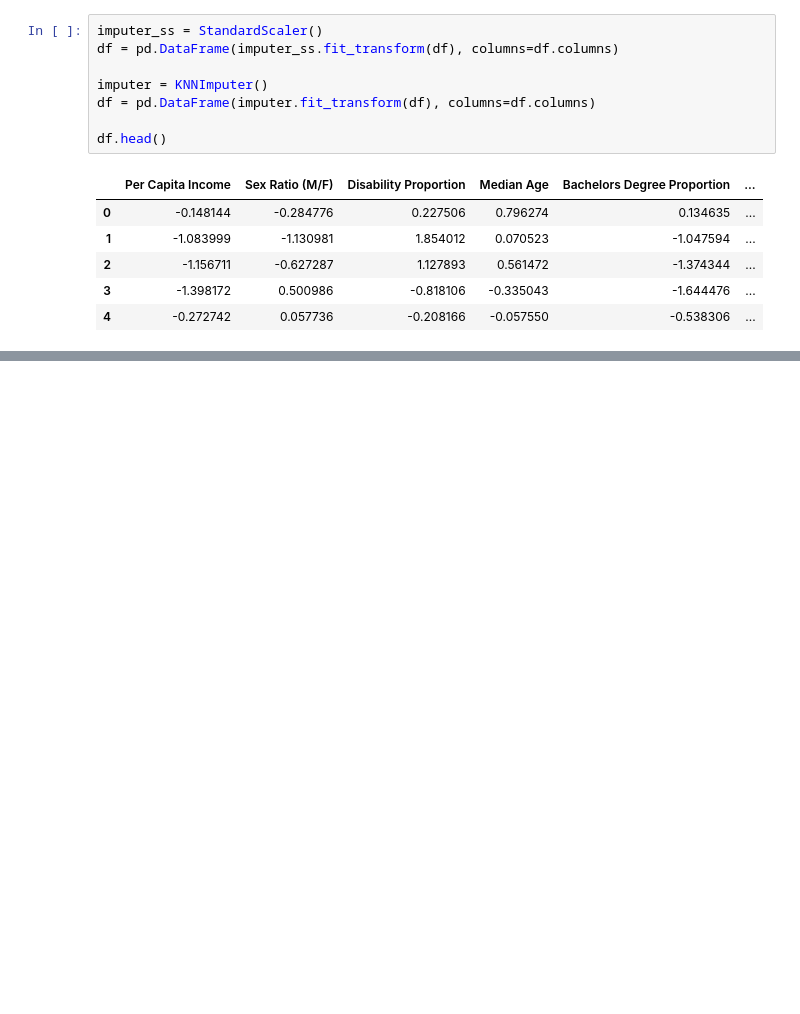
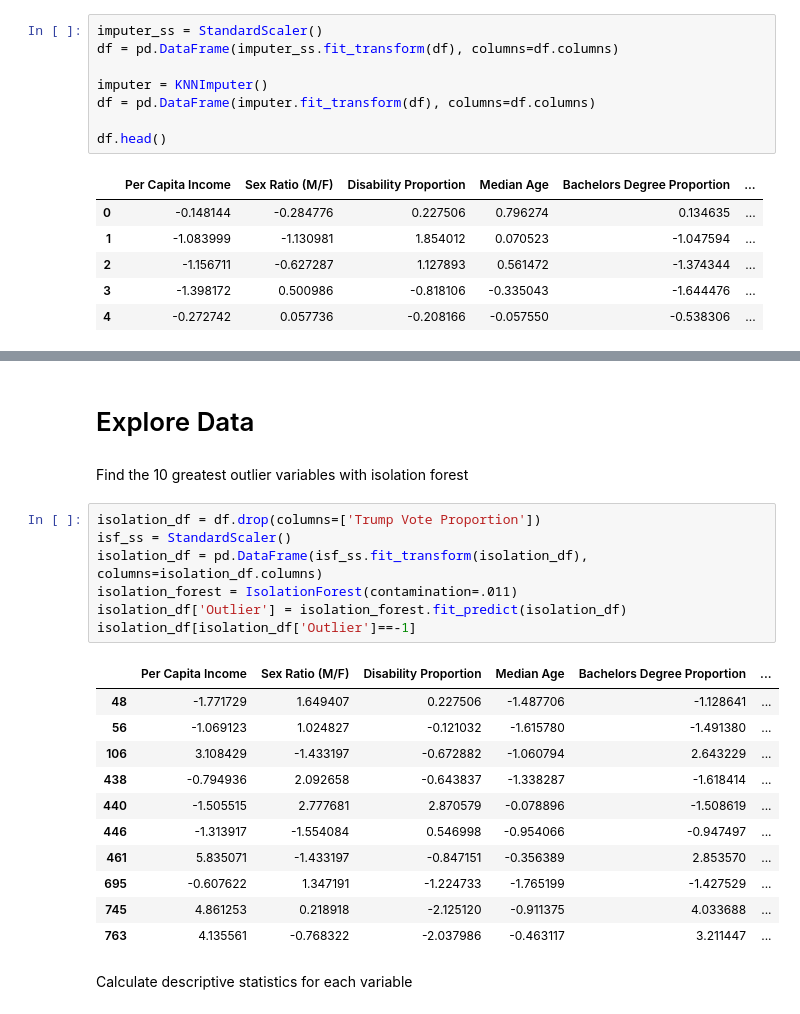
Before and after one commit to blantj/2020_pres_election_regression, a Jupyter notebook: Modeling.ipynb, the cells around one changed output, grey strips where cells are left out. Cells and saved outputs as stored; diff of their text form; blank space fills up the shorter version.

```diff
--- a/Modeling.ipynb
+++ b/Modeling.ipynb
@@ -463,0 +453,25 @@ df.describe()
+# %% [markdown]
+# Explore Data
+# %% [markdown]
+Find the 10 greatest outlier variables with isolation forest
+# %%
+isolation_df = df.drop(columns=['Trump Vote Proportion'])
+isf_ss = StandardScaler()
+isolation_df = pd.DataFrame(isf_ss.fit_transform(isolation_df), columns=isolation_df.columns)
+isolation_forest = IsolationForest(contamination=.011)
+isolation_df['Outlier'] = isolation_forest.fit_predict(isolation_df)
+isolation_df[isolation_df['Outlier']==-1]
+# %% [output]
+|  | Per Capita Income | Sex Ratio (M/F) | Disability Proportion | Median Age | Bachelors Degree Proportion | ... |
+| 48 | -1.771729 | 1.649407 | 0.227506 | -1.487706 | -1.128641 | ... |
+| 56 | -1.069123 | 1.024827 | -0.121032 | -1.615780 | -1.491380 | ... |
+| 106 | 3.108429 | -1.433197 | -0.672882 | -1.060794 | 2.643229 | ... |
+| 438 | -0.794936 | 2.092658 | -0.643837 | -1.338287 | -1.618414 | ... |
+| 440 | -1.505515 | 2.777681 | 2.870579 | -0.078896 | -1.508619 | ... |
+| 446 | -1.313917 | -1.554084 | 0.546998 | -0.954066 | -0.947497 | ... |
+| 461 | 5.835071 | -1.433197 | -0.847151 | -0.356389 | 2.853570 | ... |
+| 695 | -0.607622 | 1.347191 | -1.224733 | -1.765199 | -1.427529 | ... |
+| 745 | 4.861253 | 0.218918 | -2.125120 | -0.911375 | 4.033688 | ... |
+| 763 | 4.135561 | -0.768322 | -2.037986 | -0.463117 | 3.211447 | ... |
+# %% [markdown]
+Calculate descriptive statistics for each variable
```
Also changed, not shown: parts of 30 cells of this notebook.
